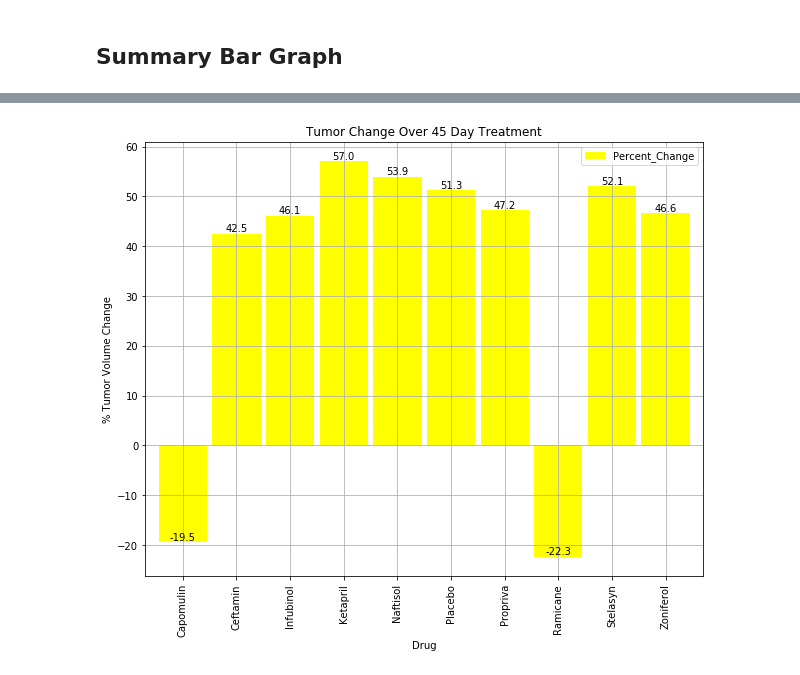
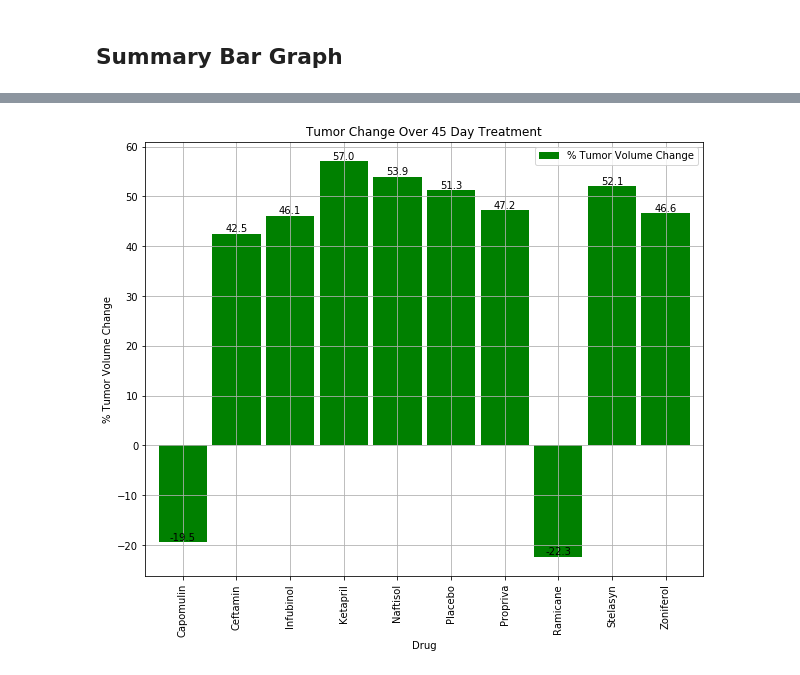
Before and after one commit to dvndata/DatavizClass, a Jupyter notebook: matplotlib-challenge/Pymaceuticals/main.ipynb, the cells around one changed output, grey strips where cells are left out. Drawn from its saved outputs; the diff is of its cells as text; code cells hidden in the pictures.

```diff
--- a/matplotlib-challenge/Pymaceuticals/main.ipynb
+++ b/matplotlib-challenge/Pymaceuticals/main.ipynb
@@ -328,7 +328,7 @@ percent_change_by_drug = percent_change_by_drug.iloc[[-1], 1:11]
 # data munging
 percent_change_by_drug_t = percent_change_by_drug.transpose()
 percent_change_by_drug.reset_index()
-percent_change_by_drug_t.columns = ['Percent_Change']
+percent_change_by_drug_t.columns = ['% Tumor Volume Change']
 
 # Display the data to confirm
 percent_change_by_drug_t.head()
@@ -340,3 +340,24 @@ percent_change_by_drug_t.head()
 | Infubinol | 46.123472 |
 | Ketapril | 57.028795 |
 | Naftisol | 53.923347 |
+# %%
+data = percent_change_by_drug_t
+def bar_color(df,color1,color2):
+    return np.where(df.values>0,color1,color2).T
+
+
+data.plot.bar(width= 0.9,  figsize=(10,8), color=bar_color(data,'r','g'), title ='Tumor Change Over 45 Day Treatment',
+        grid= True, legend=True )
+
+s=percent_change_by_drug_t['% Tumor Volume Change']
+
+for i in range(len(s)):
+    plt.annotate(str(s[i].round(1)), xy=(i,s[i]),  ha='center', va='bottom')
+
+plt.ylabel('% Tumor Volume Change')
+
+# Save the figure
+plt.savefig('Tumor Change Over 45 Day Treatment RedGreen')
+
+# Show the Figure
+plt.show()
@@ -343,21 +366,20 @@ percent_change_by_drug_t.head()
 # %%
-percent_change_by_drug_t.plot.bar(width= 0.9,  figsize=(10,8), color=('yellow'))
+percent_change_by_drug_t.plot.bar(width= 0.9,  figsize=(10,8), color=('green'))
 
 plt.title('Tumor Change Over 45 Day Treatment')
-#plt.xticks(rotation=45)
 plt.ylabel('% Tumor Volume Change')
 plt.legend()
 plt.grid(True)
 
-s=percent_change_by_drug_t['Percent_Change']
+s=percent_change_by_drug_t['% Tumor Volume Change']
 
 for i in range(len(s)):
     plt.annotate(str(s[i].round(1)), xy=(i,s[i]),  ha='center', va='bottom')
 
 # Save the figure
-plt.savefig('Tumor Change Over 45 Day Treatment')
+plt.savefig('Tumor Change Over 45 Day Treatment Single Color')
 
 # Show the Figure
 plt.show()
 # %% [output]
-[figure, old version]
+[figure, new version]
```
Also changed, not shown: parts of 3 cells of this notebook, 2 other files.
